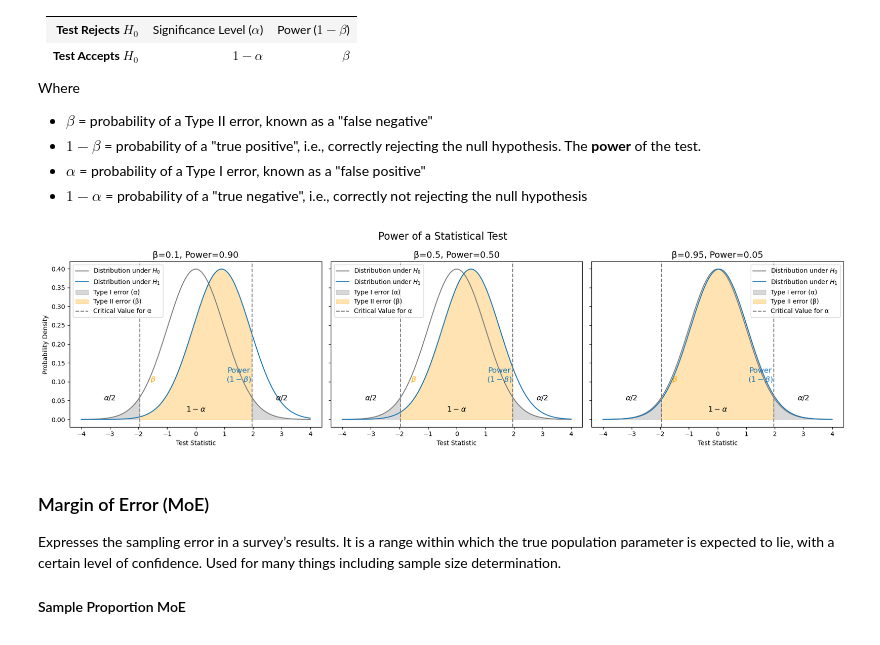
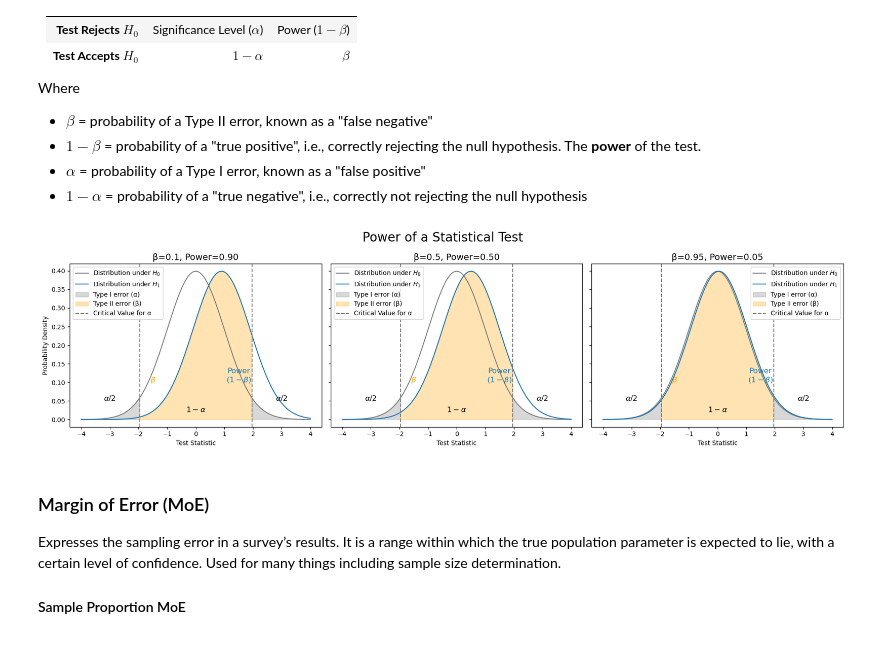
Before and after one commit to Jordanbarker/jordanbarker.github.io, a Jupyter notebook: notebook_library/Notebooks/statistical_tests.ipynb, the cells around one changed output. Saved outputs shown, nothing was run; the diff lists cells and outputs as text; code cells hidden in the pictures.

```diff
--- a/notebook_library/Notebooks/statistical_tests.ipynb
+++ b/notebook_library/Notebooks/statistical_tests.ipynb
@@ -36,35 +36,35 @@ import numpy as np
 import scipy.stats as stats
 
 alpha = 0.05
 betas = [0.1, 0.5, 0.95]
 powers = [1 - beta for beta in betas]
 x = np.linspace(-4, 4, 1000)
 critical_value = stats.norm.ppf(1 - alpha/2)
 
 fig, axs = plt.subplots(1, 3, figsize=(18, 5), sharey=True)
-fig.suptitle('Power of a Statistical Test', fontsize=16)
+fig.suptitle('Power of a Statistical Test', fontsize=20)
 axs[0].set_ylabel('Probability Density')
 
 
 for ax, beta, power in zip(axs, betas, powers):
     ax.plot(x, stats.norm.pdf(x), label='Distribution under $H_0$', color='gray')
     ax.plot(x, stats.norm.pdf(x, loc=power), label='Distribution under $H_1$', color='tab:blue')
     ax.fill_between(x, stats.norm.pdf(x), where=(x >= critical_value) | (x <= -critical_value), color='gray', alpha=0.3, label='Type I error (α)')
     ax.fill_between(x, stats.norm.pdf(x, loc=power), where=(x < critical_value) & (x > -critical_value), color='orange', alpha=0.3, label='Type II error (β)')
     ax.axvline(critical_value, color='gray', linestyle='--', label='Critical Value for α')
     ax.axvline(-critical_value, color='gray', linestyle='--')
     ax.text(3, 0.05, '$\\alpha/2$', horizontalalignment='center', fontsize=12)
     ax.text(-3, 0.05, '$\\alpha/2$', horizontalalignment='center', fontsize=12)
     ax.text(0, 0.02, '$1-\\alpha$', horizontalalignment='center', fontsize=12)
     ax.text(1.5, 0.1, 'Power\n$(1-\\beta)$', horizontalalignment='center', fontsize=12, color='tab:blue')
     ax.text(-1.5, 0.1, '$\\beta$', horizontalalignment='center', fontsize=12, color='orange')
     ax.set_xlabel('Test Statistic')
     ax.set_title(f'β={beta}, Power={power:.02f}', fontsize=14)
     ax.legend()
 plt.tight_layout()
 plt.show()
 # %% [output]
-[figure, old version]
+[figure, new version]
 # %% [markdown]
 ### Margin of Error (MoE)  <a name="Margin of Error"></a>
 Expresses the sampling error in a survey’s results. It is a range within which the true population parameter is expected to lie, with a certain level of confidence. Used for many things including sample size determination.
```
